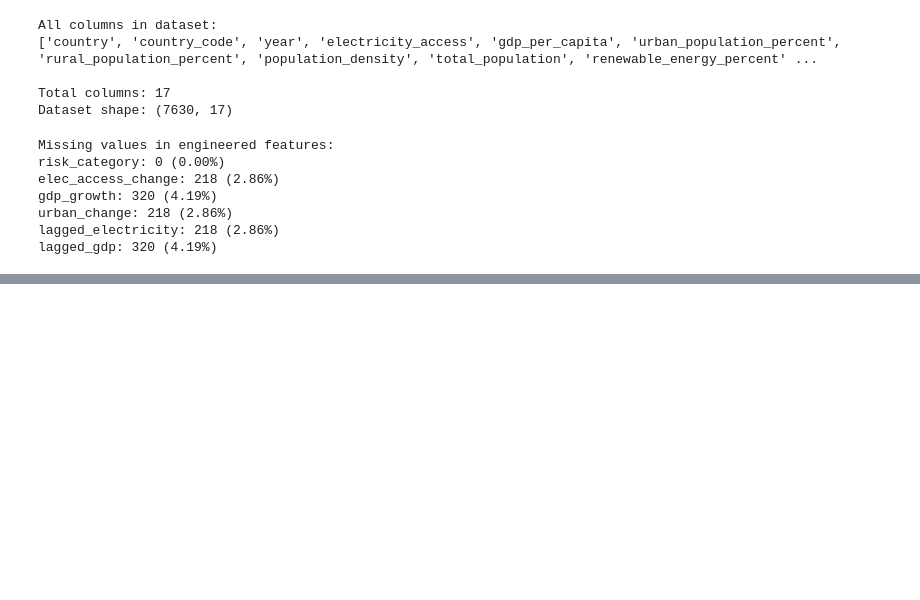
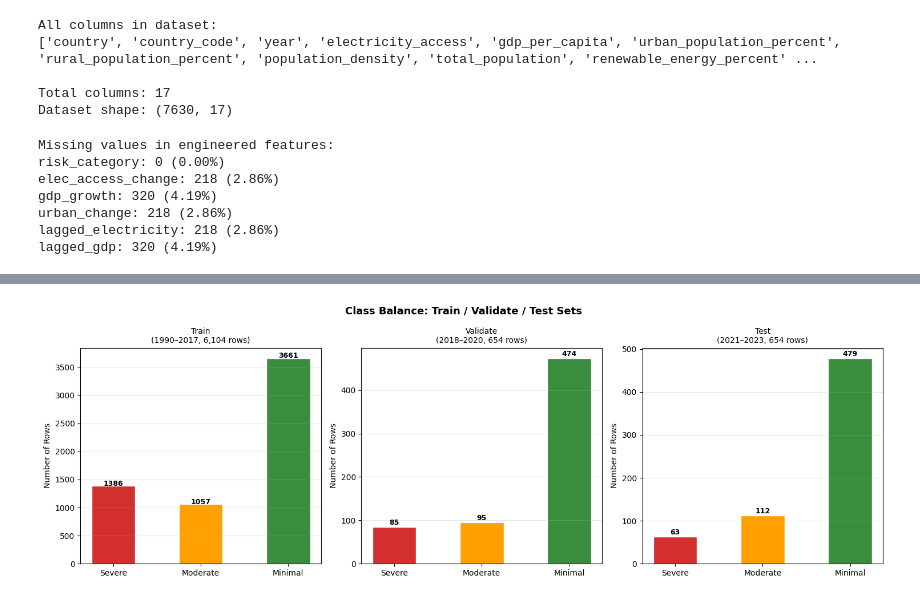
Before and after one commit to npydipati/CAP5771_npydipati, a Jupyter notebook: data_wrangling.ipynb, the cells around one changed output, grey strips where cells are left out. Cells and saved outputs as stored; diff of their text form; code cells hidden in the pictures; blank space fills up the shorter version.

```diff
--- a/data_wrangling.ipynb
+++ b/data_wrangling.ipynb
@@ -665,0 +1219,20 @@ lagged_gdp: 320 (4.19%)
+# %%
+#  80/10/10 Temporal Split
+# Train    : 1990–2017  (~80%) — model learns from historical data
+# Validate : 2018–2020  (~10%) — tune model hyperparameters
+# Test     : 2021–2023  (~10%) — final accuracy check, simulate forecast
+# Forecast : 2024–2027         — true future, no actuals available yet
+
+train_df = df_model[df_model['year'] <= 2017].copy().reset_index(drop=True)
+val_df   = df_model[(df_model['year'] >= 2018) & (df_model['year'] <= 2020)].copy().reset_index(drop=True)
+test_df  = df_model[df_model['year'] >= 2021].copy().reset_index(drop=True)
+
+print("=== 80/10/10 Temporal Split ===\n")
+print(f"{'Set':<12} {'Years':<15} {'Rows':>8} {'%':>8}")
+print("-" * 45)
+print(f"{'Train':<12} {'1990–2017':<15} {len(train_df):>8,} {len(train_df)/len(df_model)*100:>7.1f}%")
+print(f"{'Validate':<12} {'2018–2020':<15} {len(val_df):>8,} {len(val_df)/len(df_model)*100:>7.1f}%")
+print(f"{'Test':<12} {'2021–2023':<15} {len(test_df):>8,} {len(test_df)/len(df_model)*100:>7.1f}%")
+print("-" * 45)
+print(f"{'Total':<12} {'1990–2023':<15} {len(df_model):>8,} {'100.0%':>8}")
+print(f"\nForecast target : 2024–2027 (true future, no actuals available)")
@@ -665,0 +1282,30 @@ lagged_gdp: 320 (4.19%)
+# %%
+# Visualize class balance across sets
+
+fig, axes = plt.subplots(1, 3, figsize=(15, 5))
+fig.suptitle("Class Balance: Train / Validate / Test Sets",
+             fontsize=13, fontweight='bold')
+
+colors   = ['#D32F2F', '#FFA000', '#388E3C']
+datasets = [
+    (train_df, f"Train\n(1990–2017, {len(train_df):,} rows)"),
+    (val_df,   f"Validate\n(2018–2020, {len(val_df):,} rows)"),
+    (test_df,  f"Test\n(2021–2023, {len(test_df):,} rows)"),
+]
+
+for ax, (data, title) in zip(axes, datasets):
+    counts = data['risk_category'].value_counts()
+    vals   = [counts.get(c, 0) for c in order]
+    bars   = ax.bar(order, vals, color=colors, edgecolor='white', width=0.5)
+    ax.set_title(title, fontsize=10)
+    ax.set_ylabel("Number of Rows")
+    ax.grid(True, axis='y', alpha=0.3)
+    for bar, v in zip(bars, vals):
+        ax.text(bar.get_x() + bar.get_width()/2,
+                bar.get_height() + 5,
+                str(v), ha='center', fontweight='bold', fontsize=9)
+
+plt.tight_layout()
+plt.show()
+# %% [output]
+[figure, added]
```
Also changed, not shown: parts of 24 cells of this notebook, 7 other files.
